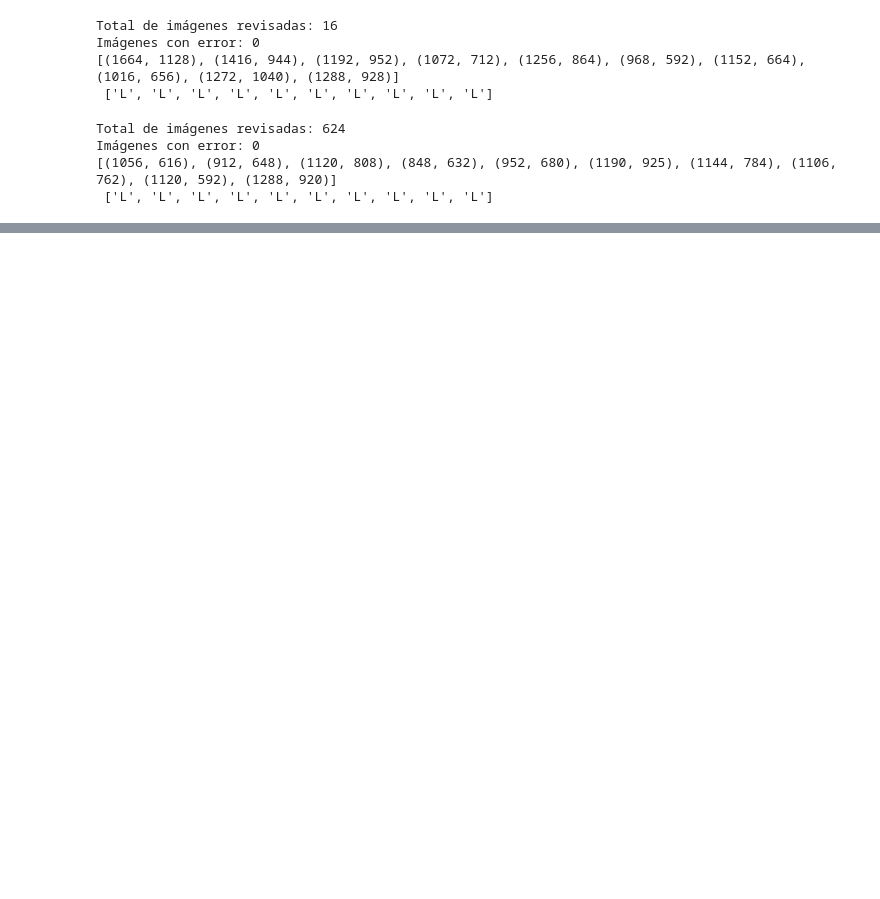
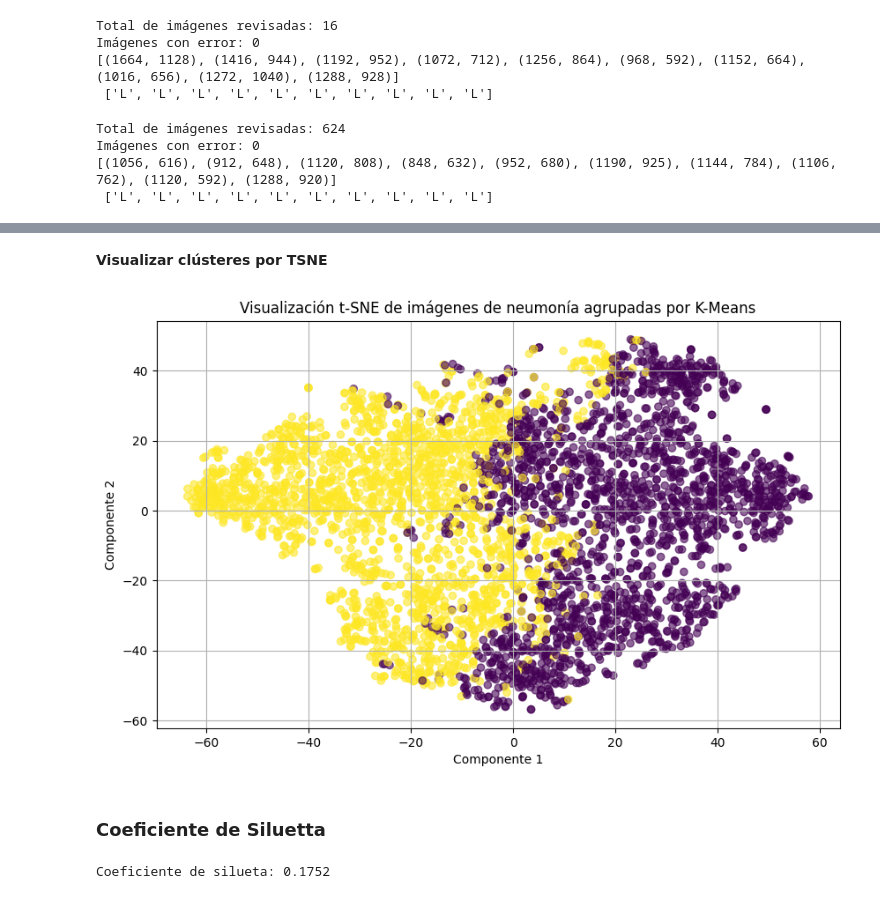
Before and after one commit to quirogaez/capstone, a Jupyter notebook: notebooks/01_EDA.ipynb, the cells around one changed output, grey strips where cells are left out. Drawn from its saved outputs; the diff is of its cells as text; code cells hidden in the pictures; blank space fills up the shorter version.

```diff
--- a/notebooks/01_EDA.ipynb
+++ b/notebooks/01_EDA.ipynb
@@ -243,0 +317,23 @@ print("Forma aplanada:", X_pneumonia_flat[0].shape)
+# %% [markdown]
+**Visualizar clústeres por TSNE**
+# %%
+tsne = TSNE(n_components = 2, random_state = 42, perplexity = 30)
+X_pneumonia_2D = tsne.fit_transform(X_pneumonia_pca)
+
+plt.figure(figsize = (10, 6))
+plt.scatter(X_pneumonia_2D[:, 0], X_pneumonia_2D[:, 1], c = clusters, cmap='viridis', alpha = 0.6)
+plt.title("Visualización t-SNE de imágenes de neumonía agrupadas por K-Means")
+plt.xlabel("Componente 1")
+plt.ylabel("Componente 2")
+plt.grid(True)
+plt.show()
+# %% [output]
+[figure, added]
+# %% [markdown]
+### **Coeficiente de Siluetta**
+# %%
+# Usar los datos reducidos (PCA) para calcular la silueta
+score_silueta = silhouette_score(X_pneumonia_pca, clusters)
+print(f"Coeficiente de silueta: {score_silueta:.4f}")
+# %% [output]
+Coeficiente de silueta: 0.1752
```
Also changed, not shown: parts of 31 cells of this notebook.
